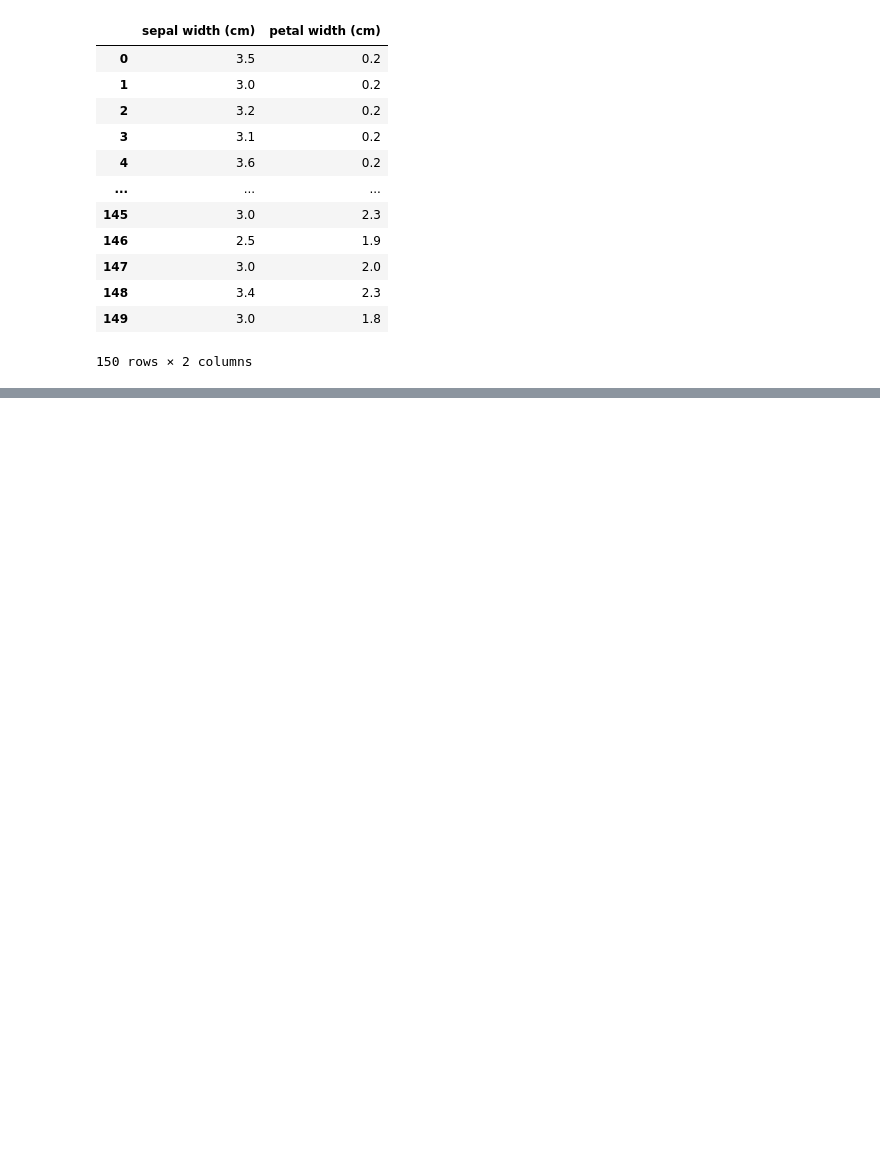
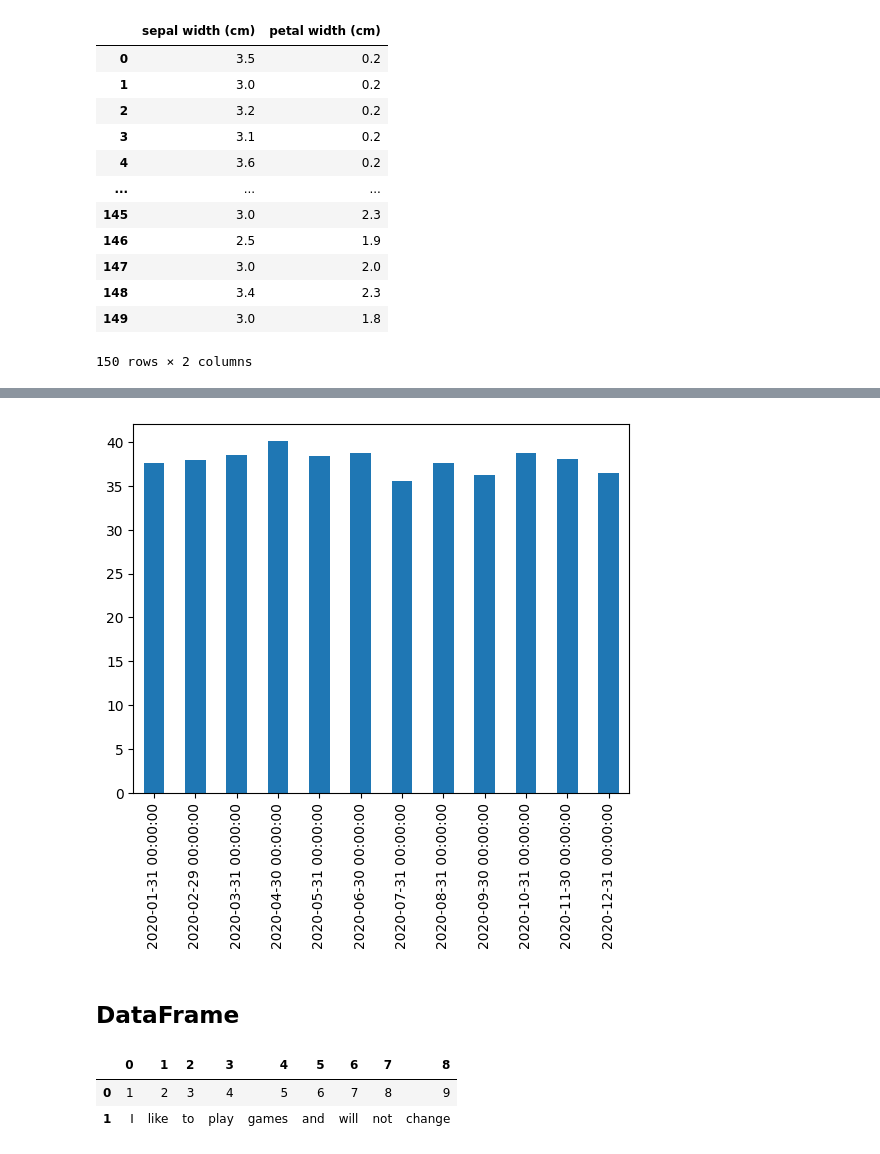
Before and after one commit to siddik11803-IIITH/SMAI-Tutorial, a Jupyter notebook: pandas.ipynb, the cells around one changed output, grey strips where cells are left out. Saved outputs shown, nothing was run; the diff lists cells and outputs as text; code cells hidden in the pictures; blank space fills up the shorter version.

```diff
--- a/pandas.ipynb
+++ b/pandas.ipynb
@@ -137,0 +160,7 @@ df_2.drop(columns=['petal length (cm)', 'sepal length (cm)'])
+# %%
+monthly = total_items.resample("1M").mean()
+ax = monthly.plot(kind='bar')
+# %% [output]
+[figure, added]
+# %% [markdown]
+## DataFrame
@@ -137,0 +171,6 @@ df_2.drop(columns=['petal length (cm)', 'sepal length (cm)'])
+# %%
+df
+# %% [output]
+|  | 0 | 1 | 2 | 3 | 4 | 5 | 6 | 7 | 8 |
+| 0 | 1 | 2 | 3 | 4 | 5 | 6 | 7 | 8 | 9 |
+| 1 | I | like | to | play | games | and | will | not | change |
```
Also changed, not shown: parts of 8 cells of this notebook, 1 other file.
